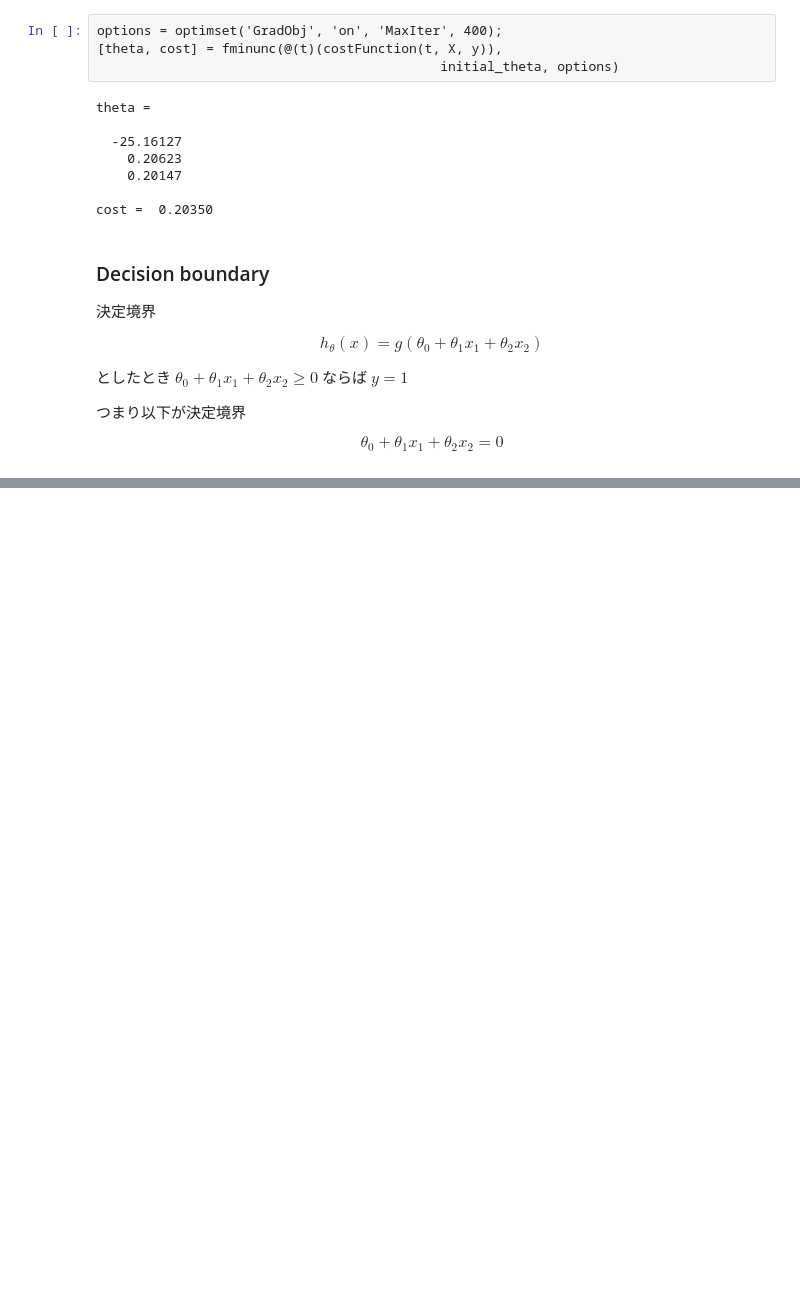
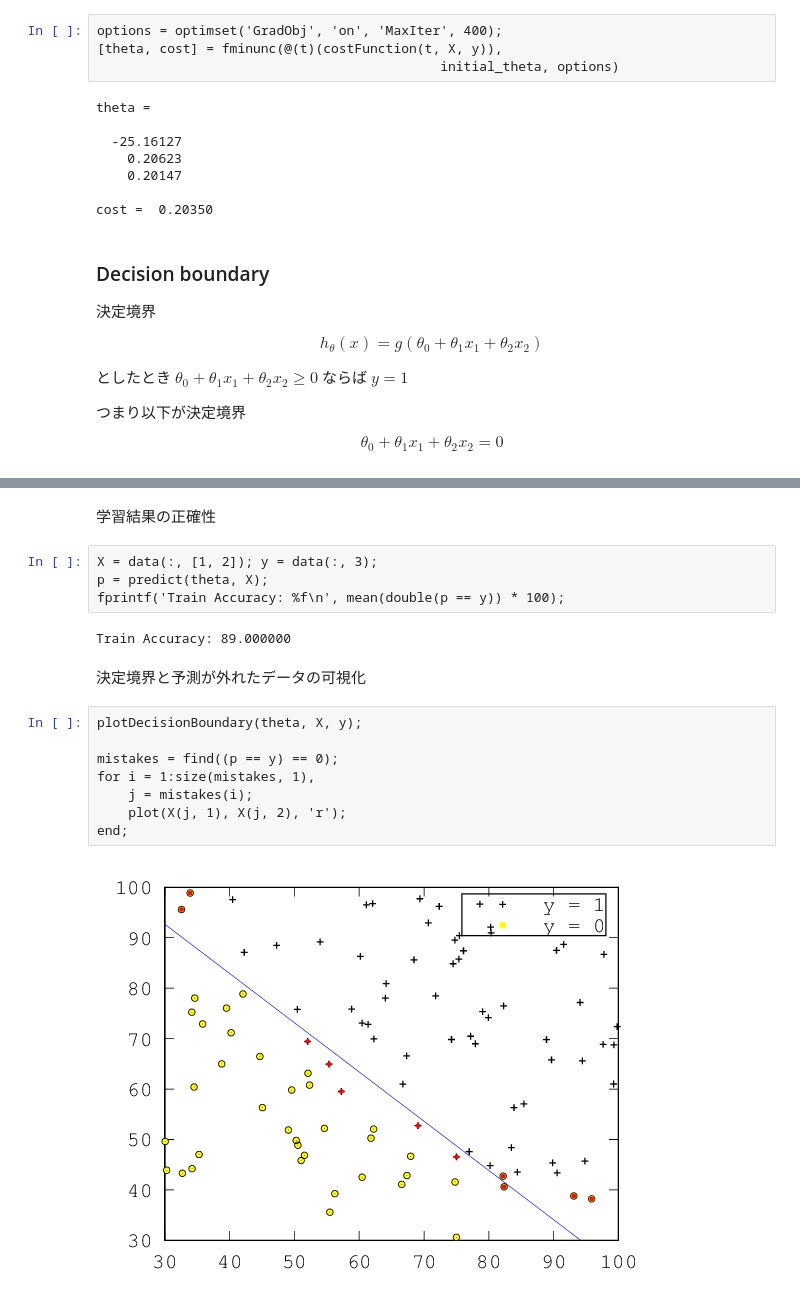
Before and after one commit to liquidz/machine-learning-exercise, a Jupyter notebook: ex2/exercise2.ipynb, the cells around one changed output, grey strips where cells are left out. Saved outputs shown, nothing was run; the diff lists cells and outputs as text; blank space fills up the shorter version.

```diff
--- a/ex2/exercise2.ipynb
+++ b/ex2/exercise2.ipynb
@@ -137,0 +161,20 @@ plotDecisionBoundary(theta, X, y);
+# %% [markdown]
+学習結果の正確性
+# %%
+X = data(:, [1, 2]); y = data(:, 3);
+p = predict(theta, X);
+fprintf('Train Accuracy: %f\n', mean(double(p == y)) * 100);
+# %% [output]
+Train Accuracy: 89.000000
+# %% [markdown]
+決定境界と予測が外れたデータの可視化
+# %%
+plotDecisionBoundary(theta, X, y);
+
+mistakes = find((p == y) == 0);
+for i = 1:size(mistakes, 1),
+    j = mistakes(i);
+    plot(X(j, 1), X(j, 2), 'r');
+end;
+# %% [output]
+[figure, added]
```
Also changed, not shown: parts of 6 cells of this notebook.
